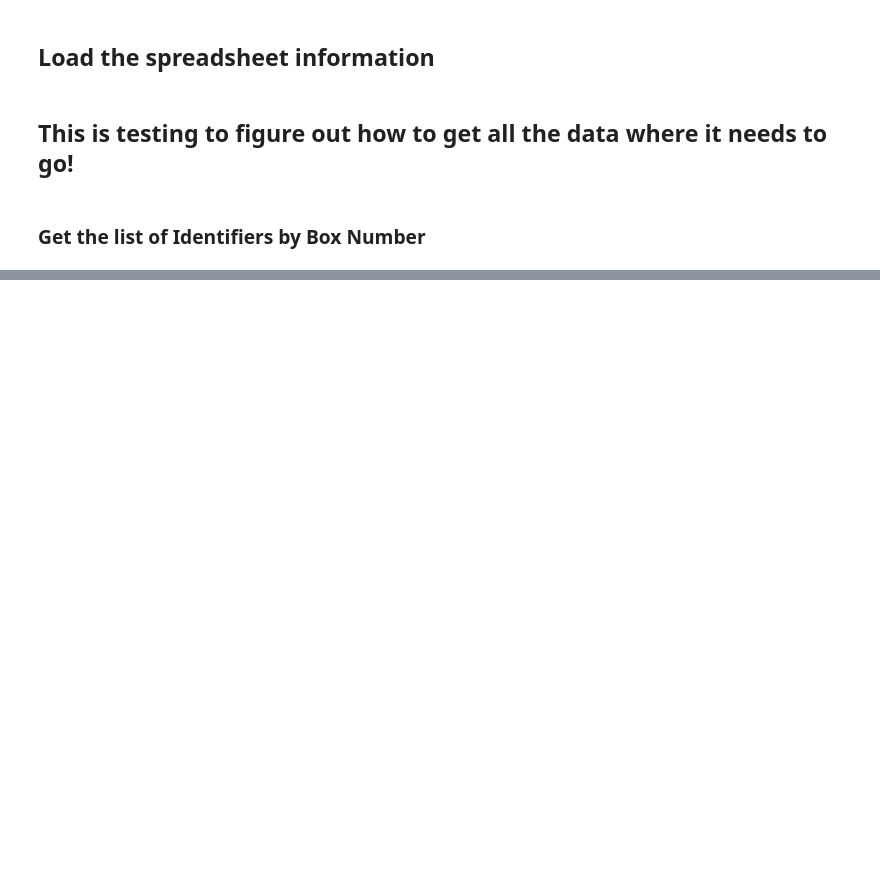
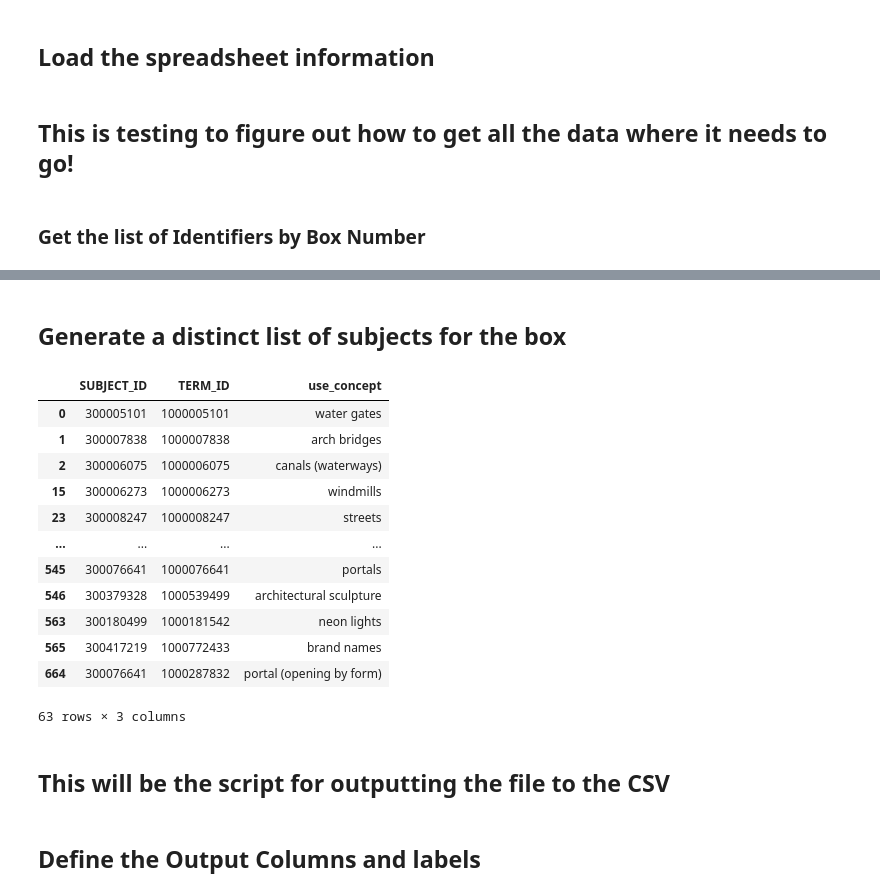
Before and after one commit to EthanDF/arquin, a Jupyter notebook: arquin_generate_output.ipynb, the cells around one changed output, grey strips where cells are left out. Drawn from its saved outputs; the diff is of its cells as text; code cells hidden in the pictures; blank space fills up the shorter version.

```diff
--- a/arquin_generate_output.ipynb
+++ b/arquin_generate_output.ipynb
@@ -122,0 +312,20 @@ box_with_trans_and_subjects[box_with_trans_and_subjects['identifier_x']=='A-1 02
+# %% [markdown]
+## Generate a distinct list of subjects for the box
+# %%
+box_with_trans_and_subjects[['SUBJECT_ID', 'TERM_ID', 'use_concept']].drop_duplicates()
+# %% [output]
+|  | SUBJECT_ID | TERM_ID | use_concept |
+| 0 | 300005101 | 1000005101 | water gates |
+| 1 | 300007838 | 1000007838 | arch bridges |
+| 2 | 300006075 | 1000006075 | canals (waterways) |
+| 15 | 300006273 | 1000006273 | windmills |
+| 23 | 300008247 | 1000008247 | streets |
+| ... | ... | ... | ... |
+| 545 | 300076641 | 1000076641 | portals |
+| 546 | 300379328 | 1000539499 | architectural sculpture |
+| 563 | 300180499 | 1000181542 | neon lights |
+| 565 | 300417219 | 1000772433 | brand names |
+| 664 | 300076641 | 1000287832 | portal (opening by form) |
+63 rows × 3 columns
+# %% [markdown]
+## This will be the script for outputting the file to the CSV
@@ -122,0 +338,2 @@ box_with_trans_and_subjects[box_with_trans_and_subjects['identifier_x']=='A-1 02
+# %% [markdown]
+## Define the Output Columns and labels
```
Also changed, not shown: parts of 46 cells of this notebook, 3 other files.
